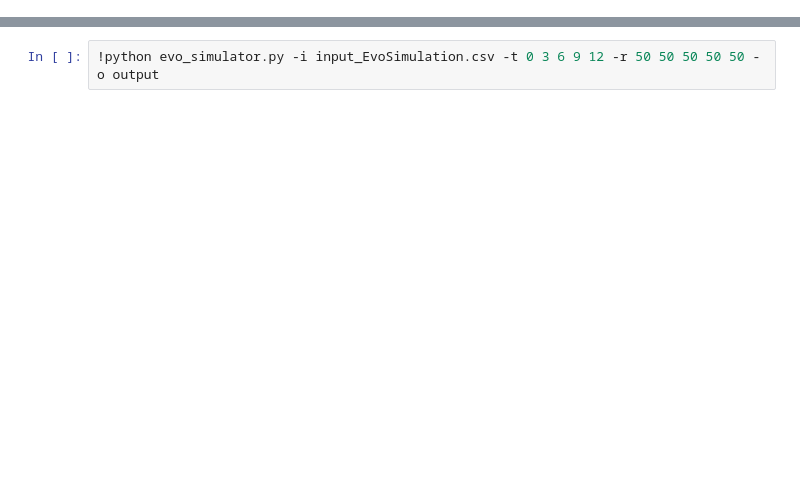
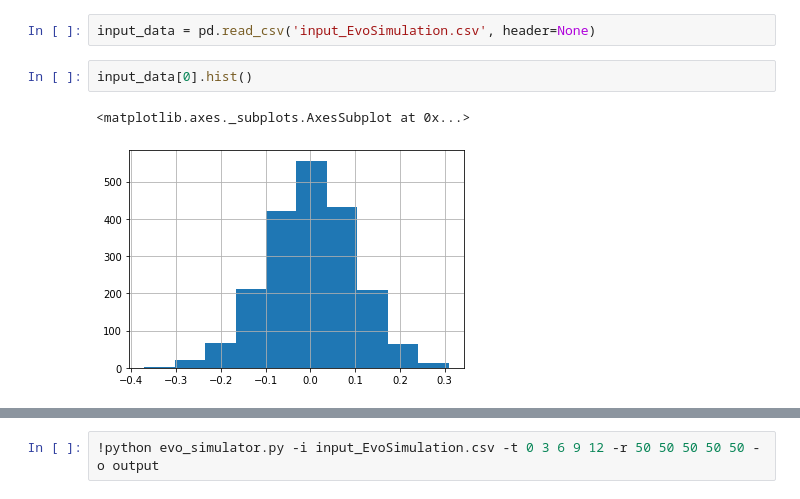
Before and after one commit to FangfeiLi05/PyFitSeq, a Jupyter notebook: PyFitSeq_Walk_Through.ipynb, the cells around one changed output, grey strips where cells are left out. Saved outputs shown, nothing was run; the diff lists cells and outputs as text; blank space fills up the shorter version.

```diff
--- a/PyFitSeq_Walk_Through.ipynb
+++ b/PyFitSeq_Walk_Through.ipynb
@@ -0,0 +25,7 @@
+# %%
+input_data = pd.read_csv('input_EvoSimulation.csv', header=None)
+# %%
+input_data[0].hist()
+# %% [output]
+<matplotlib.axes._subplots.AxesSubplot at 0x...>
+[figure, added]
```
Also changed, not shown: parts of 12 cells of this notebook, 3 other files.
